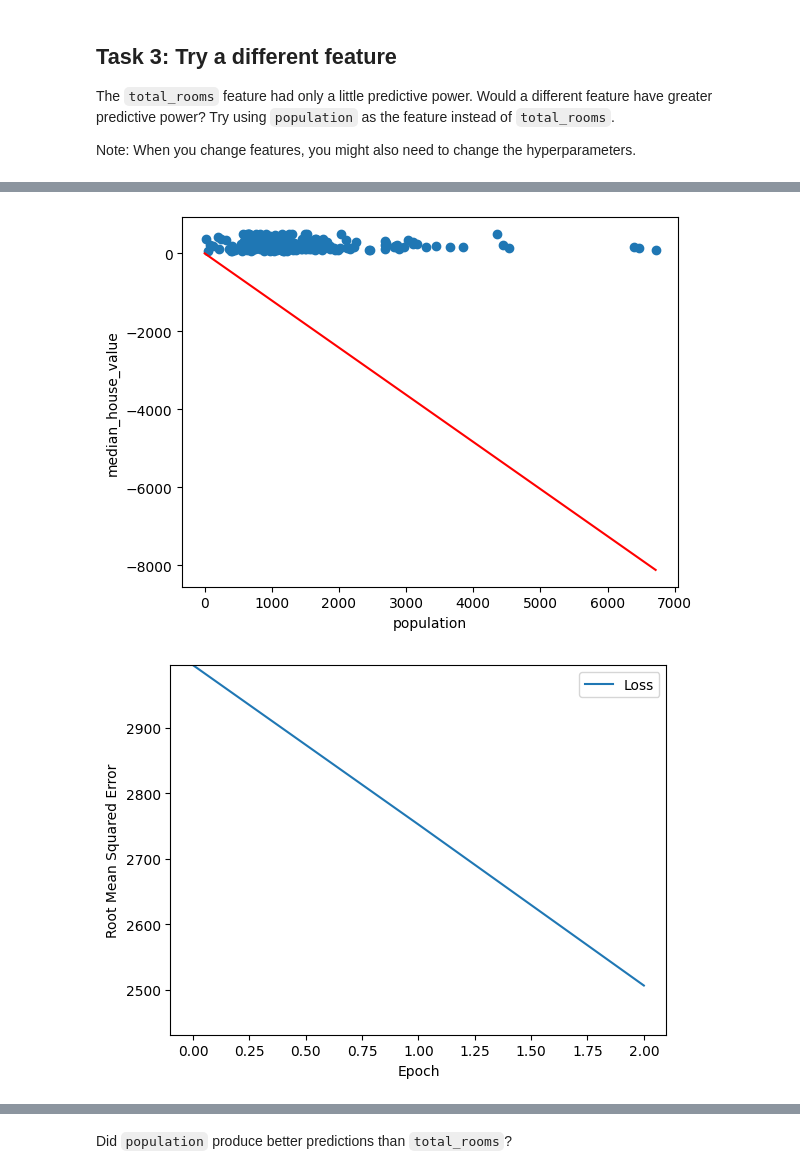
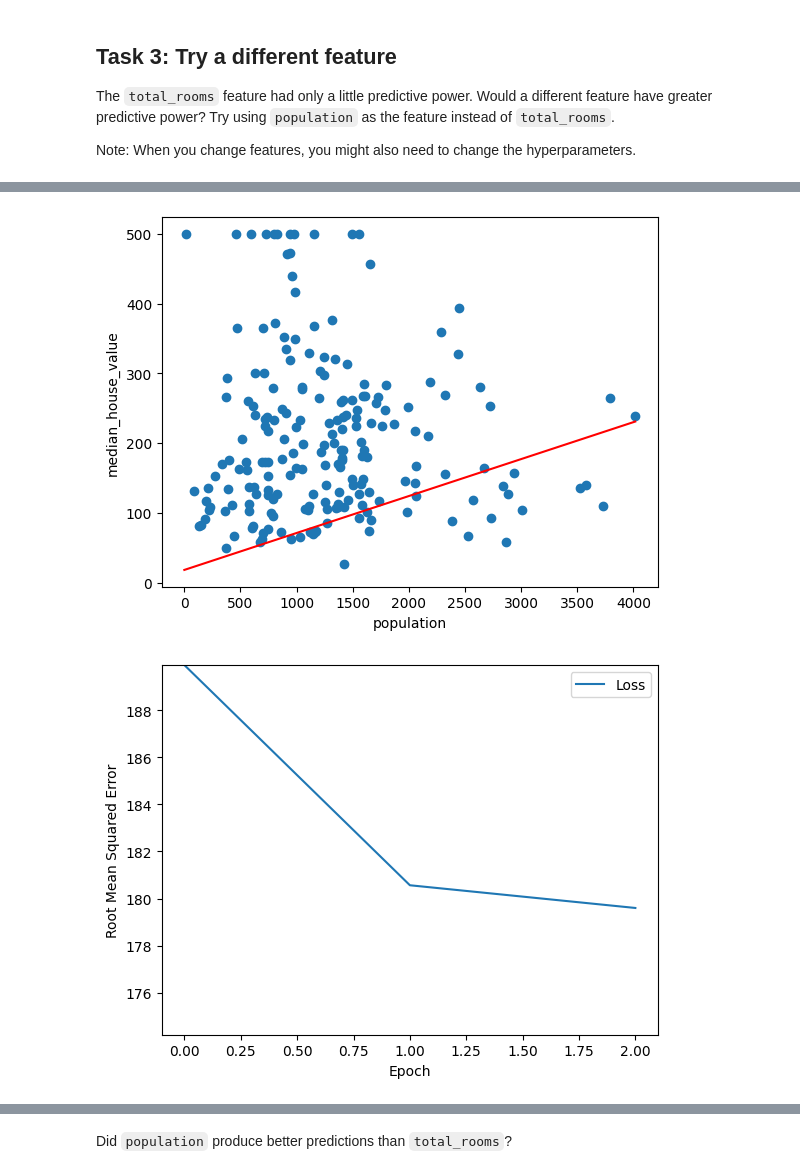
Before and after one commit to reuel-ly/CPE-313, a Jupyter notebook: hoa1-1/HOA_1_Using_Tensorflow_with_a_Real_Dataset_(with_solutions).ipynb, the cells around one changed output, grey strips where cells are left out. Saved outputs shown, nothing was run; the diff lists cells and outputs as text; code cells hidden in the pictures.

```diff
--- a/hoa1-1/HOA_1_Using_Tensorflow_with_a_Real_Dataset_(with_solutions).ipynb
+++ b/hoa1-1/HOA_1_Using_Tensorflow_with_a_Real_Dataset_(with_solutions).ipynb
@@ -361,7 +338,7 @@ my_feature = "population"   # Replace the ? with population or possibly
                    # a different column name.
 
 # Experiment with the hyperparameters.
-learning_rate = 0.001
+learning_rate = 0.05
 epochs = 3
 batch_size = 120
 
@@ -385,5 +361,5 @@ Epoch 3/3
-[figure, old version]
+[figure, new version]
-[figure, old version]
+[figure, new version]
 feature   label          predicted
   value   value          value
           in thousand$   in thousand$
```
Also changed, not shown: parts of 10 cells of this notebook.
